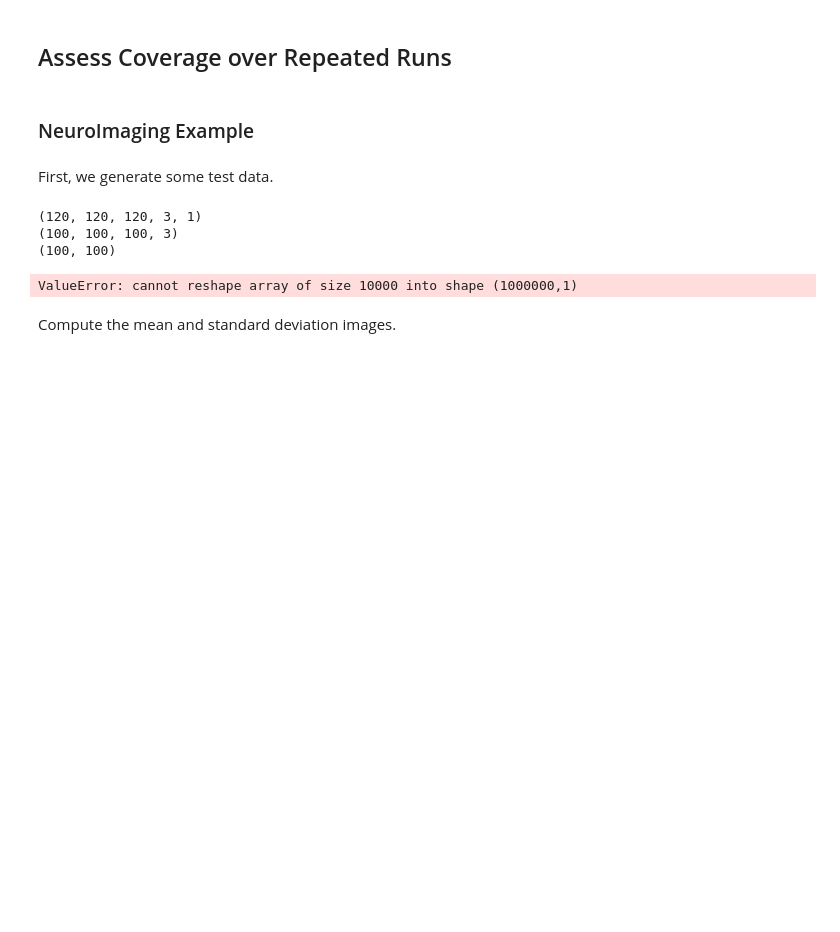
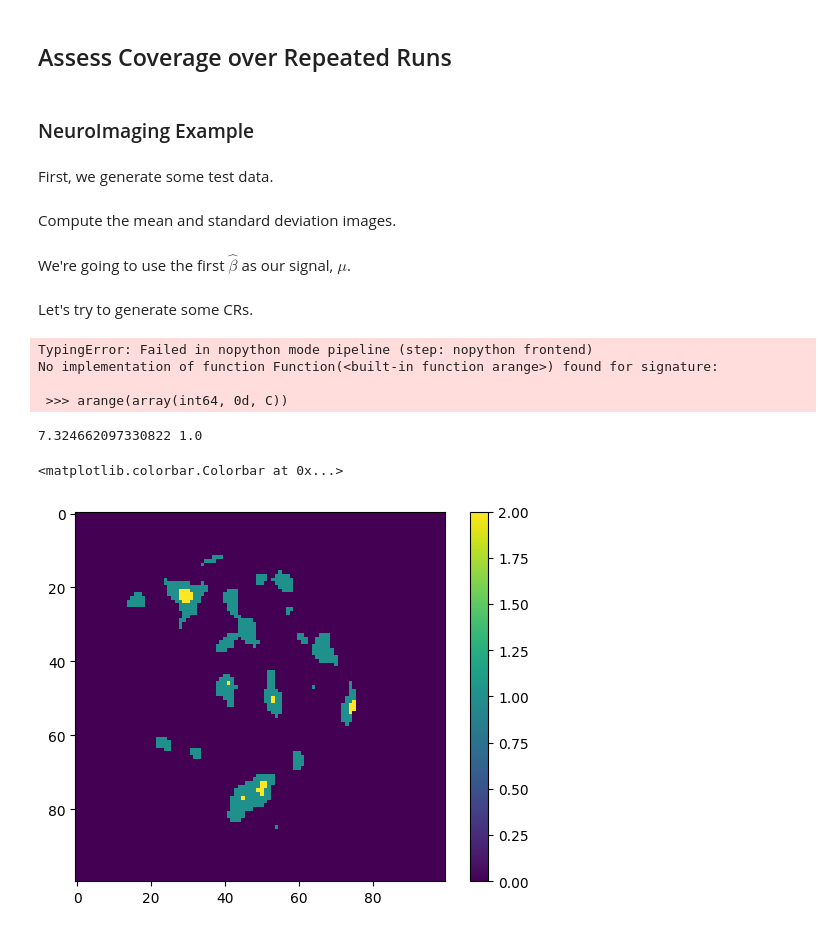
Before and after one commit to TomMaullin/crtoolbox, a Jupyter notebook: src/test_nb.ipynb, the cells around one changed output. Drawn from its saved outputs; the diff is of its cells as text; code cells hidden in the pictures; blank space fills up the shorter version.

```diff
--- a/src/test_nb.ipynb
+++ b/src/test_nb.ipynb
@@ -277,11 +277,6 @@ p = 3
 out_dir = '/home/tommaullin/Documents/ConfSets_Rehaul/'
 
 # Generate some test data
-generate_data(n,p,out_dir)
+y_files, beta_files, X = generate_data(n, p, out_dir)
-# %% [output]
-(120, 120, 120, 3, 1)
-(100, 100, 100, 3)
-(100, 100)
-ValueError: cannot reshape array of size 10000 into shape (1000000,1)
 # %% [markdown]
 Compute the mean and standard deviation images.
@@ -313,0 +283,36 @@ sphere = np.array(np.sqrt(distance) < r, dtype='float')
+# %%
+# Get the estimated betahat, sigmahat and residuals
+betahat_files, var_betahat_files, resid_files = regression(y_files, X, out_dir, chunk_size=20)
+# %% [markdown]
+We're going to use the first $\hat{\beta}$ as our signal, $\mu$.
+# %%
+# Get muhat and sigmahat
+muhat_file = betahat_files[0]
+sigmahat_file = var_betahat_files[0]
+
+# Threshold c
+c = 2
+
+# Get p values
+p = np.linspace(0,1,21)
+# %% [markdown]
+Let's try to generate some CRs.
+# %%
+# Generate CRs
+FcHat_minus, FcHat_plus, FcHat, a_estBdry = generate_CRs_new(muhat_file, sigmahat_file, resid_files, c, p)
+# %% [output]
+TypingError: Failed in nopython mode pipeline (step: nopython frontend)
+No implementation of function Function(<built-in function arange>) found for signature:
+
+ >>> arange(array(int64, 0d, C))
+# %%
+i = 20
+slice = 35
+
+print(a_estBdry[i],p[i])
+plt.imshow(1*FcHat_plus[i,slice,:,:]+1*FcHat[slice,:,:]+1*FcHat_minus[i,slice,:,:])
+plt.colorbar()
+# %% [output]
+7.324662097330822 1.0
+<matplotlib.colorbar.Colorbar at 0x...>
+[figure, added]
```
Also changed, not shown: parts of 7 cells of this notebook, 6 other files.
